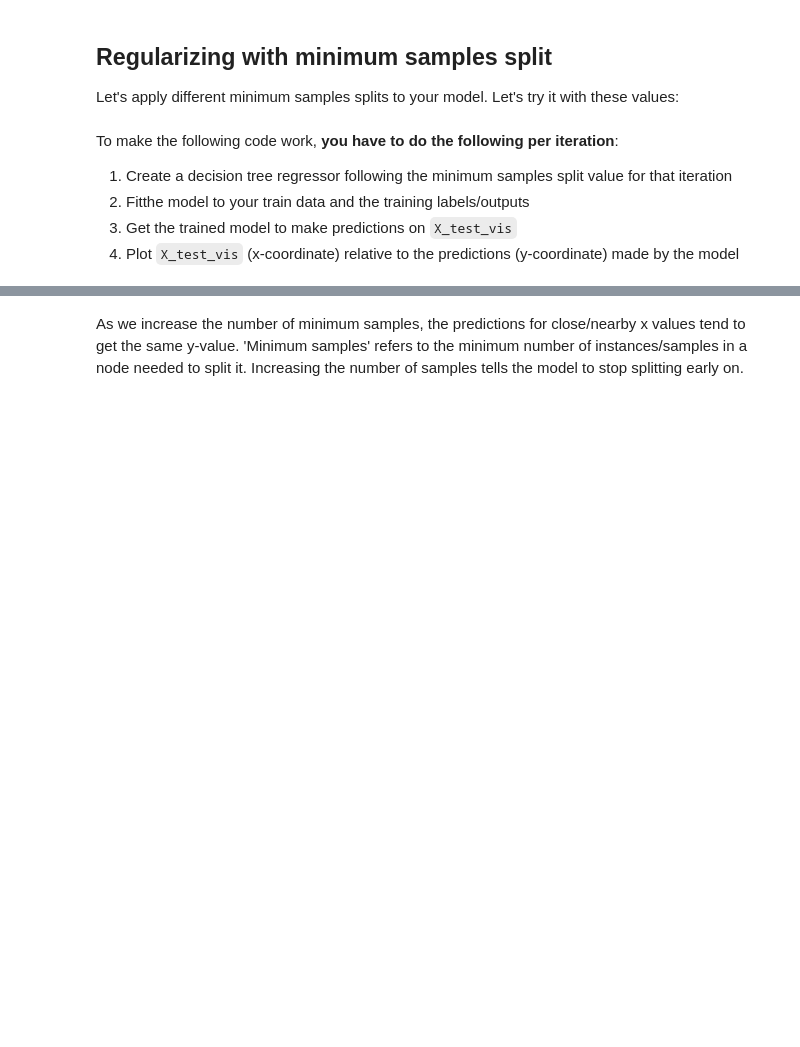
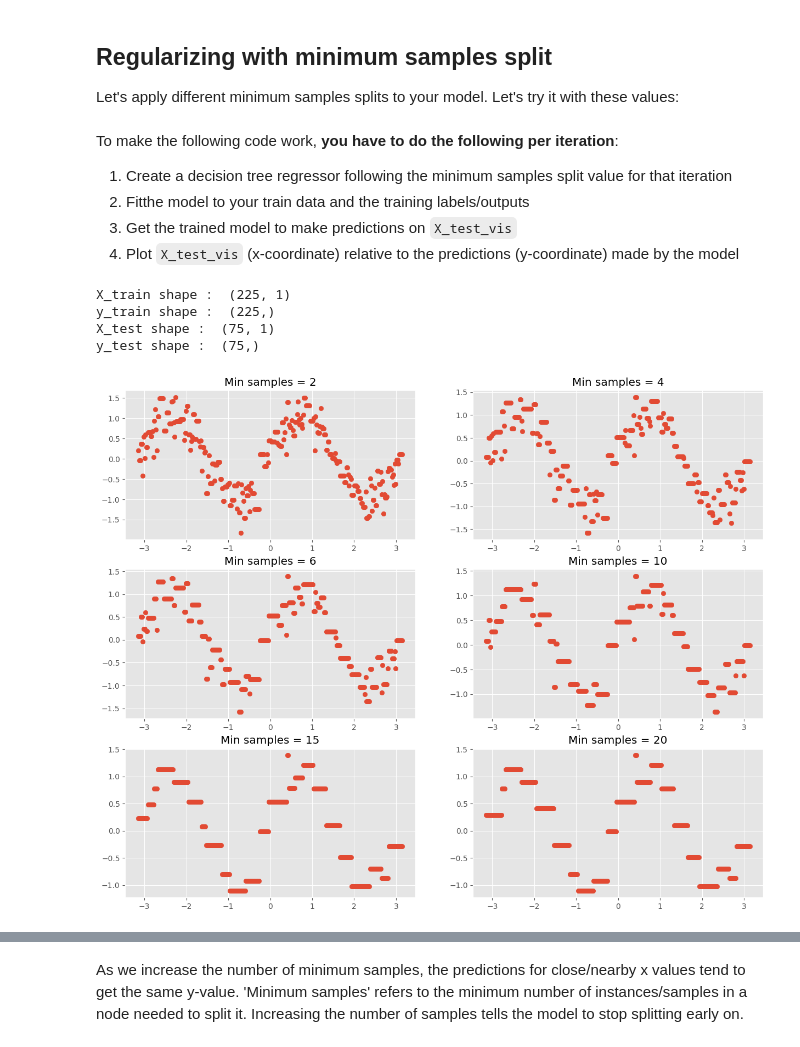
Before and after one commit to PolySpade/08-Decision_Trees, a Jupyter notebook: 08 - Decision Trees.ipynb, the cells around one changed output, grey strips where cells are left out. Drawn from its saved outputs; the diff is of its cells as text; code cells hidden in the pictures; blank space fills up the shorter version.

```diff
--- a/08 - Decision Trees.ipynb
+++ b/08 - Decision Trees.ipynb
@@ -105,6 +138,6 @@ If not, you might be seeing a 99.9999% accuracy. But if you look at the predicti
 Let's see how our model does with the test set. Run predictions on the test set, and get the accuracy
 # %%
 # write code here
-predictions = None
+predictions = dtc.predict(X_test)
 # %%
 print("Testing accuracy: ", compute_accuracy(y_test, predictions),"%")
@@ -206,7 +271,7 @@ randIdx = np.arange(num_items)
 Split our dataset. Set the `random_seed` to `42` so your results matches the sanity check below.
 # %%
 # write code here
-X_train, X_test, y_train, y_test = None
+X_train, X_test, y_train, y_test = train_test_split(X,y,random_state=42)
 
 print("X_train shape : ", X_train.shape)
 print("y_train shape : ", y_train.shape)
@@ -231,8 +305,9 @@ Here we will use `DecisionTreeRegressor`.
 Build our classifier, and make it run predictions on our train data. Use the default hyperparameters for our regressor.
 # %%
 # write code here
-dtr = None
+dtr = tree.DecisionTreeRegressor()
+dtr.fit(X_train,y_train)
 
 
-train_predictions = None
+train_predictions = dtr.predict(X_train)
 train_predictions
@@ -339,25 +469,36 @@ To make the following code work, __you have to do the following per iteration__:
 1. Fitthe model to your train data and the training labels/outputs
 1. Get the trained model to make predictions on `X_test_vis`
 1. Plot `X_test_vis` (x-coordinate) relative to the predictions (y-coordinate) made by the model
+# %%
+print("X_train shape : ", X_train.shape)
+print("y_train shape : ", y_train.shape)
+print("X_test shape : ", X_test.shape)
+print("y_test shape : ", y_test.shape)
+# %% [output]
+X_train shape :  (225, 1)
+y_train shape :  (225,)
+X_test shape :  (75, 1)
+y_test shape :  (75,)
 # %%
 # Some plotting stuff
 plt_ctr = 1
 plt.figure(figsize=(15,12))
 
 for val in min_samples_split_vals:
     # Write code here
-    dtr = None
-
-
+    dtr = tree.DecisionTreeRegressor(min_samples_split=val)
+    dtr.fit(X_train,y_train)
     plt.subplot(3,2,plt_ctr)
 
     # Write code here
-    predictions = None
+    predictions = dtr.predict(X_test_vis)
     plt.scatter(X_test_vis, predictions)
 
     plt.title("Min samples = "+ str(val))
 
     plt_ctr += 1
+# %% [output]
+[figure, added]
 # %% [markdown]
 **Sanity Check:**
 Your graph should like the one below:
```
Also changed, not shown: parts of 65 cells of this notebook, 1 other file.
